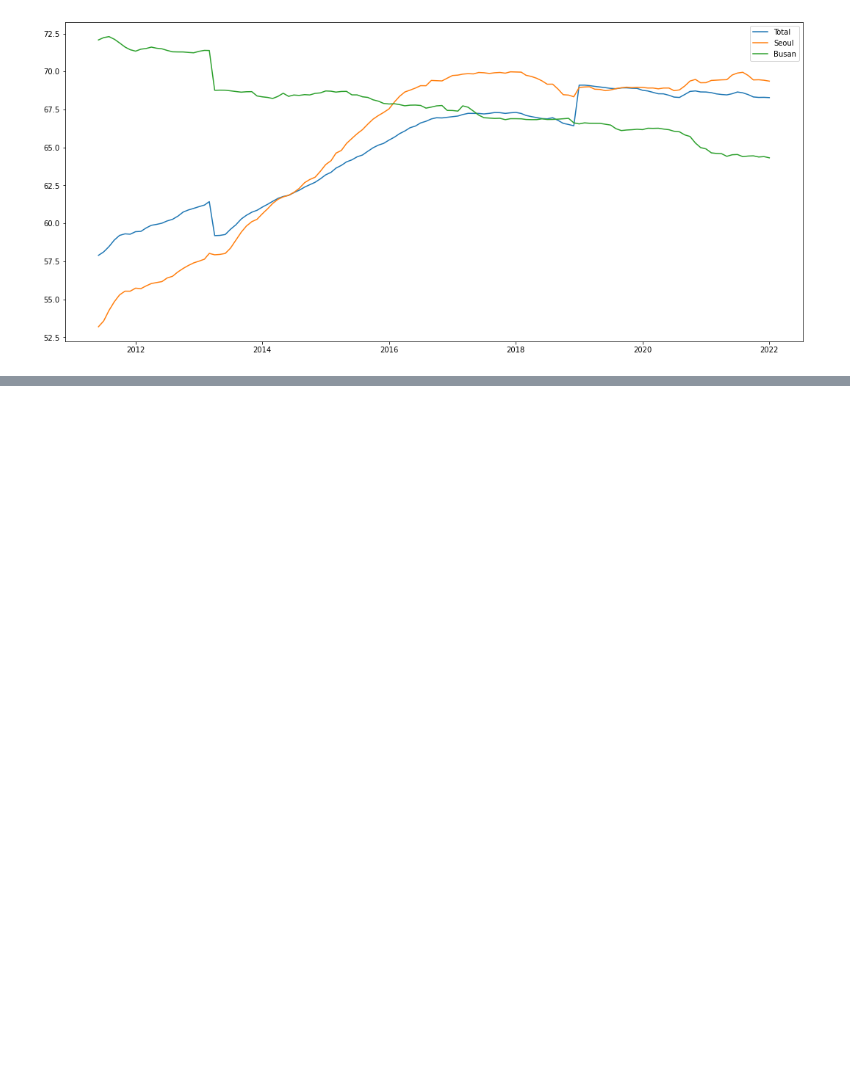
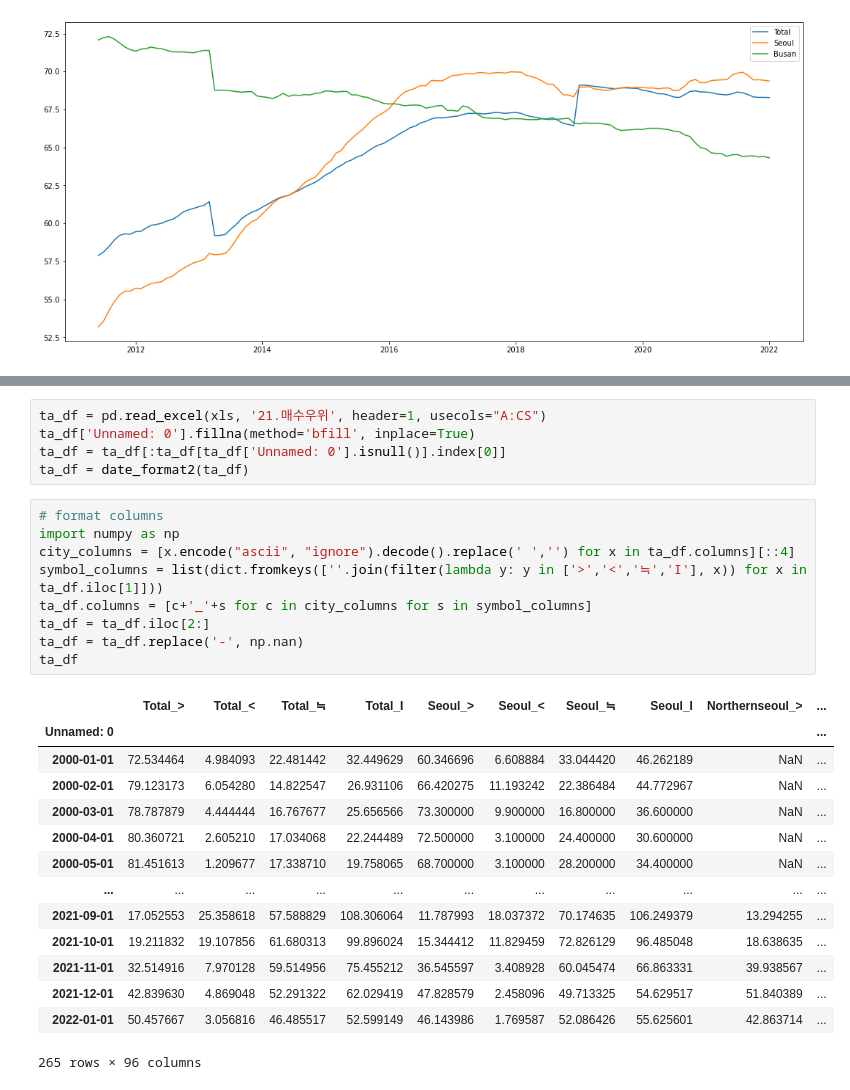
Before and after one commit to yeonghun00/real-estate, a Jupyter notebook: real_estate.ipynb, the cells around one changed output, grey strips where cells are left out. Saved outputs shown, nothing was run; the diff lists cells and outputs as text; blank space fills up the shorter version.

```diff
--- a/real_estate.ipynb
+++ b/real_estate.ipynb
@@ -250,0 +266,29 @@ plt.show()
+# %%
+ta_df = pd.read_excel(xls, '21.매수우위', header=1, usecols="A:CS")
+ta_df['Unnamed: 0'].fillna(method='bfill', inplace=True)
+ta_df = ta_df[:ta_df[ta_df['Unnamed: 0'].isnull()].index[0]]
+ta_df = date_format2(ta_df)
+# %%
+# format columns
+import numpy as np
+city_columns = [x.encode("ascii", "ignore").decode().replace(' ','') for x in ta_df.columns][::4]
+symbol_columns = list(dict.fromkeys([''.join(filter(lambda y: y in ['>','<','≒','I'], x)) for x in ta_df.iloc[1]]))
+ta_df.columns = [c+'_'+s for c in city_columns for s in symbol_columns]
+ta_df = ta_df.iloc[2:]
+ta_df = ta_df.replace('-', np.nan)
+ta_df
+# %% [output]
+|  | Total_> | Total_< | Total_≒ | Total_I | Seoul_> | Seoul_< | Seoul_≒ | Seoul_I | Northernseoul_> | ... |
+| Unnamed: 0 |  |  |  |  |  |  |  |  |  | ... |
+| 2000-01-01 | 72.534464 | 4.984093 | 22.481442 | 32.449629 | 60.346696 | 6.608884 | 33.044420 | 46.262189 | NaN | ... |
+| 2000-02-01 | 79.123173 | 6.054280 | 14.822547 | 26.931106 | 66.420275 | 11.193242 | 22.386484 | 44.772967 | NaN | ... |
+| 2000-03-01 | 78.787879 | 4.444444 | 16.767677 | 25.656566 | 73.300000 | 9.900000 | 16.800000 | 36.600000 | NaN | ... |
+| 2000-04-01 | 80.360721 | 2.605210 | 17.034068 | 22.244489 | 72.500000 | 3.100000 | 24.400000 | 30.600000 | NaN | ... |
+| 2000-05-01 | 81.451613 | 1.209677 | 17.338710 | 19.758065 | 68.700000 | 3.100000 | 28.200000 | 34.400000 | NaN | ... |
+| ... | ... | ... | ... | ... | ... | ... | ... | ... | ... | ... |
+| 2021-09-01 | 17.052553 | 25.358618 | 57.588829 | 108.306064 | 11.787993 | 18.037372 | 70.174635 | 106.249379 | 13.294255 | ... |
+| 2021-10-01 | 19.211832 | 19.107856 | 61.680313 | 99.896024 | 15.344412 | 11.829459 | 72.826129 | 96.485048 | 18.638635 | ... |
+| 2021-11-01 | 32.514916 | 7.970128 | 59.514956 | 75.455212 | 36.545597 | 3.408928 | 60.045474 | 66.863331 | 39.938567 | ... |
+| 2021-12-01 | 42.839630 | 4.869048 | 52.291322 | 62.029419 | 47.828579 | 2.458096 | 49.713325 | 54.629517 | 51.840389 | ... |
+| 2022-01-01 | 50.457667 | 3.056816 | 46.485517 | 52.599149 | 46.143986 | 1.769587 | 52.086426 | 55.625601 | 42.863714 | ... |
+265 rows × 96 columns
```
Also changed, not shown: parts of 9 cells of this notebook.
